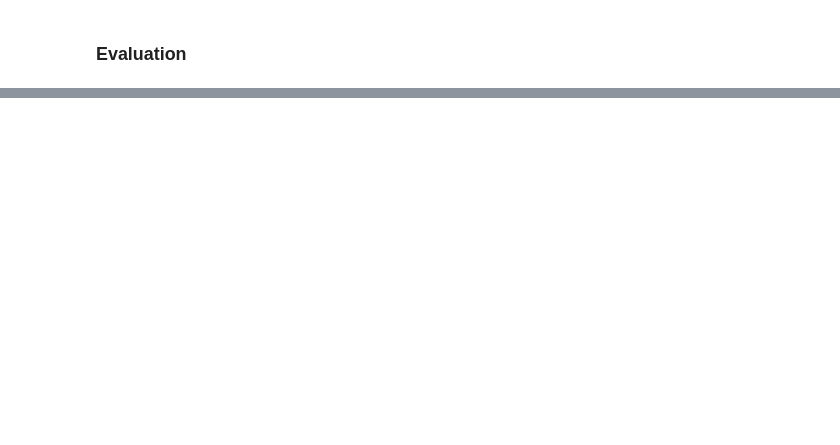
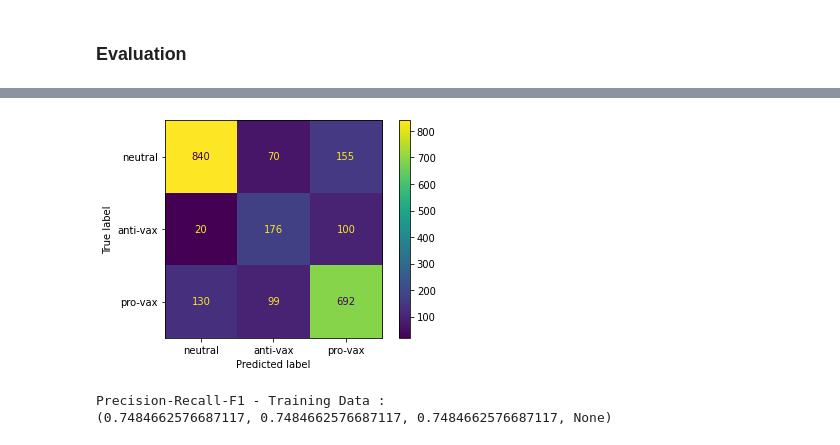
Before and after one commit to nefelitav/vaccine-sentiment-classifier, a Jupyter notebook: notebooks/bert.ipynb, the cells around one changed output, grey strips where cells are left out. Cells and saved outputs as stored; diff of their text form; code cells hidden in the pictures; blank space fills up the shorter version.

Commit message:
fix validation

```diff
--- a/notebooks/bert.ipynb
+++ b/notebooks/bert.ipynb
@@ -192,14 +193,14 @@ validation_dataloader = torch.utils.data.DataLoader(validation_dataset, batch_si
 ## Configurations
 # %%
 #Define Hyperparameters
-learning_rate = 1e-5
+learning_rate = 1e-4
 
 #Initialize model, optimizer
 model = BertForSequenceClassification.from_pretrained("bert-base-uncased", num_labels = 3, problem_type="multi_label_classification").to(device)
 criterion = nn.CrossEntropyLoss().to(device)
 optimizer = optim.Adam(model.parameters(), lr=learning_rate)#, weight_decay=0.001)
 
-clip = 2
+clip = 1
 
 #model
 # %% [output]
@@ -285,13 +285,18 @@ for epoch in range(1):
 ### Evaluation
 # %%
 pred = []
-validation_dataloader = torch.utils.data.DataLoader(validation_dataset, batch_size=1, shuffle=True)
-for (inputs, masks, label) in validation_dataloader:
-  inputs = inputs.to(device)
-  masks = masks.to(device)
-  label = label.to(device)
-  y_dev_pred = model(inputs, masks)
-  pred.append(y_dev_pred)
+true_pred = []
+with torch.no_grad():
+  model.eval()
+  for (inputs, masks, label) in validation_dataloader:
+    inputs = inputs.to(device)
+    masks = masks.to(device)
+    label = label.cpu()
+    logits = model(inputs, token_type_ids=None, attention_mask=masks)[0]
+    logits = logits.detach().cpu()
+    _,pred_label = torch.max(logits, dim = 1)
+    pred.append(pred_label)
+    true_pred.extend(label.tolist())
 
-# Compare predictions to actual labels
-print(classification_report(dev_labels, pred))
+pred = torch.cat(pred, 0).cpu()
+print(classification_report(torch.tensor(true_pred), pred))
@@ -298,13 +313,18 @@ print(classification_report(dev_labels, pred))
 # %%
 target_names = ['neutral', 'anti-vax', 'pro-vax']
 
-cm = confusion_matrix(label, y_dev_pred)
+cm = confusion_matrix(torch.tensor(true_pred), pred)
 disp = ConfusionMatrixDisplay(confusion_matrix=cm, display_labels=target_names)
 disp.plot()
 plt.show()
+# %% [output]
+[figure, added]
 # %%
 print("Precision-Recall-F1 - Training Data :")
-print(precision_recall_fscore_support(label, y_dev_pred, average='weighted'))
+print(precision_recall_fscore_support(torch.tensor(true_pred), pred, average='micro'))
+# %% [output]
+Precision-Recall-F1 - Training Data :
+(0.7484662576687117, 0.7484662576687117, 0.7484662576687117, None)
 # %%
 def plot_graph_loss(epochs):
     fig = plt.figure(figsize=(12,12))
```
Also changed, not shown: parts of 9 cells of this notebook.
